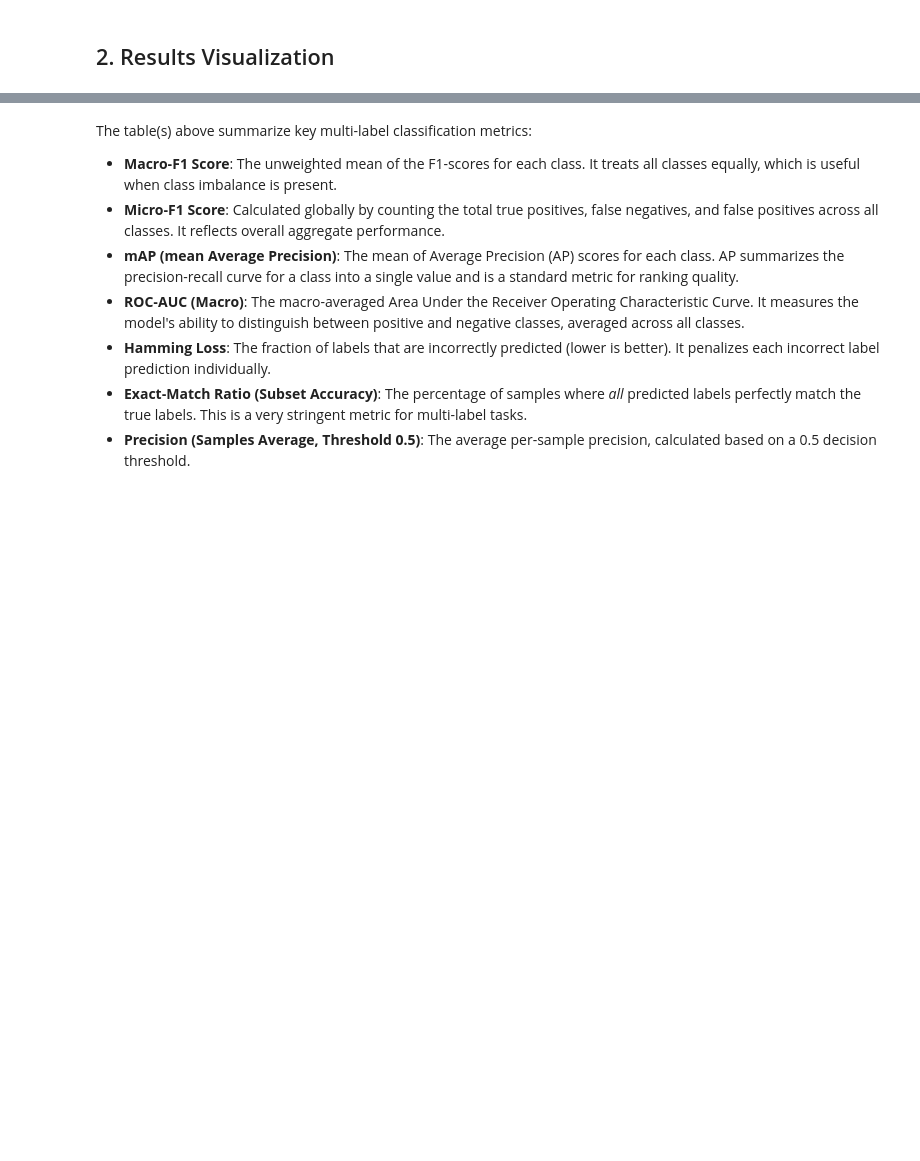
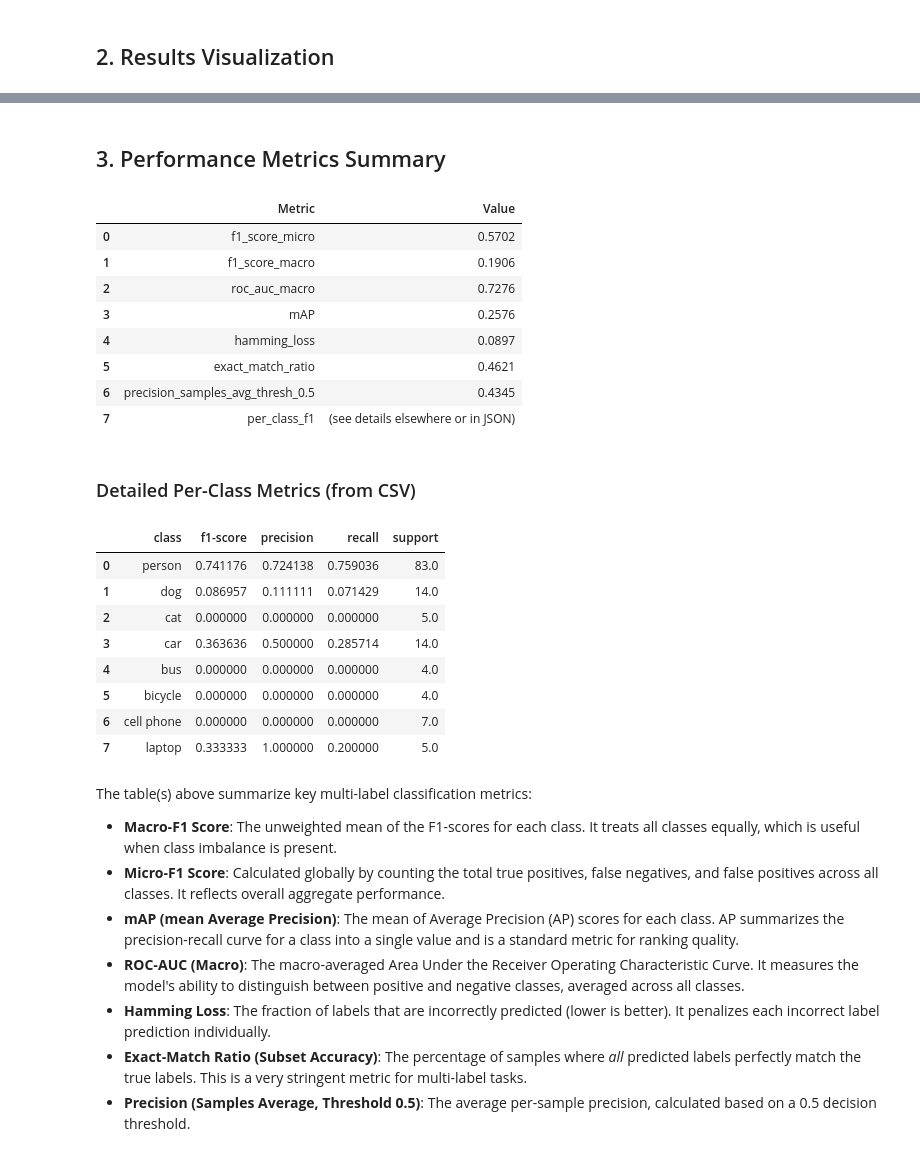
Before and after one commit to Mklas99/SmartPhotoMultiTag_pipeline, a Jupyter notebook: notebooks/04_evaluation_report.ipynb, the cells around one changed output, grey strips where cells are left out. Cells and saved outputs as stored; diff of their text form; code cells hidden in the pictures; blank space fills up the shorter version.

```diff
--- a/notebooks/04_evaluation_report.ipynb
+++ b/notebooks/04_evaluation_report.ipynb
@@ -320,39 +346,51 @@ NameError: name 'y_true_np' is not defined
 # %%
-import json, pandas as pd, matplotlib.pyplot as plt, seaborn as sns
-from pathlib import Path
-from IPython.display import Markdown, display as ipy_display # Renamed to avoid conflict with other display uses
-
-# Define RESULTS_DIR and PLOTS_DIR again in case this cell is run independently or out of order.
-# However, it's best practice to run notebook cells sequentially.
-RESULTS_DIR = Path("results")
-PLOTS_DIR = RESULTS_DIR / "plots"
-
 # Load and display overall metrics from the saved JSON file
 metrics_path = RESULTS_DIR / "metrics.json"
 ipy_display(Markdown("## 3. Performance Metrics Summary"))
 if metrics_path.exists():
     metrics = json.loads(metrics_path.read_text())
     # Convert to DataFrame for better display, handling nested dicts (like per_class_f1) as is.
     metrics_display_list = []
     for k, v in metrics.items():
         if isinstance(v, dict):
             metrics_display_list.append({"Metric": k, "Value": "(see details elsewhere or in JSON)"})
         else:
             metrics_display_list.append({"Metric": k, "Value": f"{v:.4f}" if isinstance(v, float) else v})
 
     metrics_df_display = pd.DataFrame(metrics_display_list)
     ipy_display(metrics_df_display)
 
     # Also display the per_class_metrics.csv if it exists, as it's more detailed
     per_class_csv_path = RESULTS_DIR / "per_class_metrics.csv"
     if per_class_csv_path.exists():
         ipy_display(Markdown("### Detailed Per-Class Metrics (from CSV)"))
         per_class_df_loaded = pd.read_csv(per_class_csv_path)
         ipy_display(per_class_df_loaded)
     else:
         ipy_display(Markdown("*Per-class metrics CSV file not found.*"))
 else:
     ipy_display(Markdown(f"*Metrics file not found: {metrics_path}. Please run the metric calculation cells first.*"))
+# %% [output]
+## 3. Performance Metrics Summary
+|  | Metric | Value |
+| 0 | f1_score_micro | 0.5702 |
+| 1 | f1_score_macro | 0.1906 |
+| 2 | roc_auc_macro | 0.7276 |
+| 3 | mAP | 0.2576 |
+| 4 | hamming_loss | 0.0897 |
+| 5 | exact_match_ratio | 0.4621 |
+| 6 | precision_samples_avg_thresh_0.5 | 0.4345 |
+| 7 | per_class_f1 | (see details elsewhere or in JSON) |
+### Detailed Per-Class Metrics (from CSV)
+|  | class | f1-score | precision | recall | support |
+| 0 | person | 0.741176 | 0.724138 | 0.759036 | 83.0 |
+| 1 | dog | 0.086957 | 0.111111 | 0.071429 | 14.0 |
+| 2 | cat | 0.000000 | 0.000000 | 0.000000 | 5.0 |
+| 3 | car | 0.363636 | 0.500000 | 0.285714 | 14.0 |
+| 4 | bus | 0.000000 | 0.000000 | 0.000000 | 4.0 |
+| 5 | bicycle | 0.000000 | 0.000000 | 0.000000 | 4.0 |
+| 6 | cell phone | 0.000000 | 0.000000 | 0.000000 | 7.0 |
+| 7 | laptop | 0.333333 | 1.000000 | 0.200000 | 5.0 |
 # %% [markdown]
 The table(s) above summarize key multi-label classification metrics:
 
```
Also changed, not shown: parts of 17 cells of this notebook, 24 other files.
